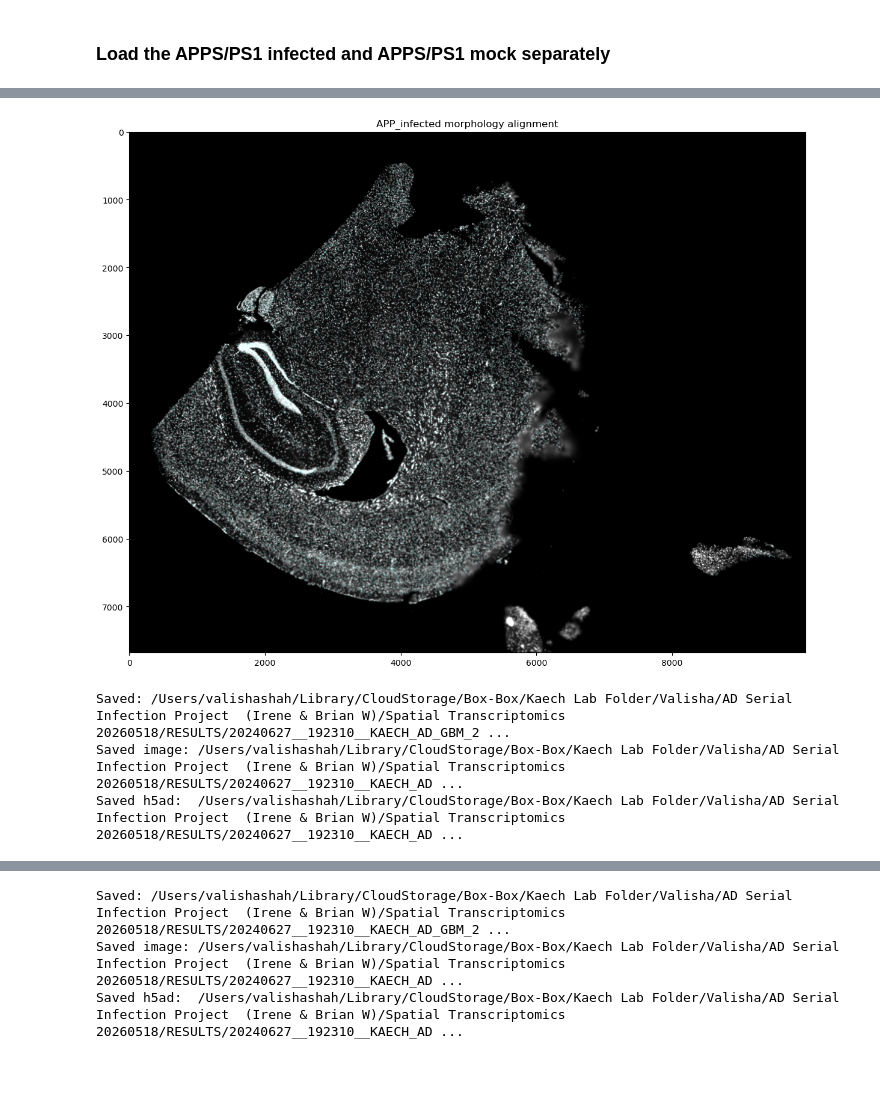
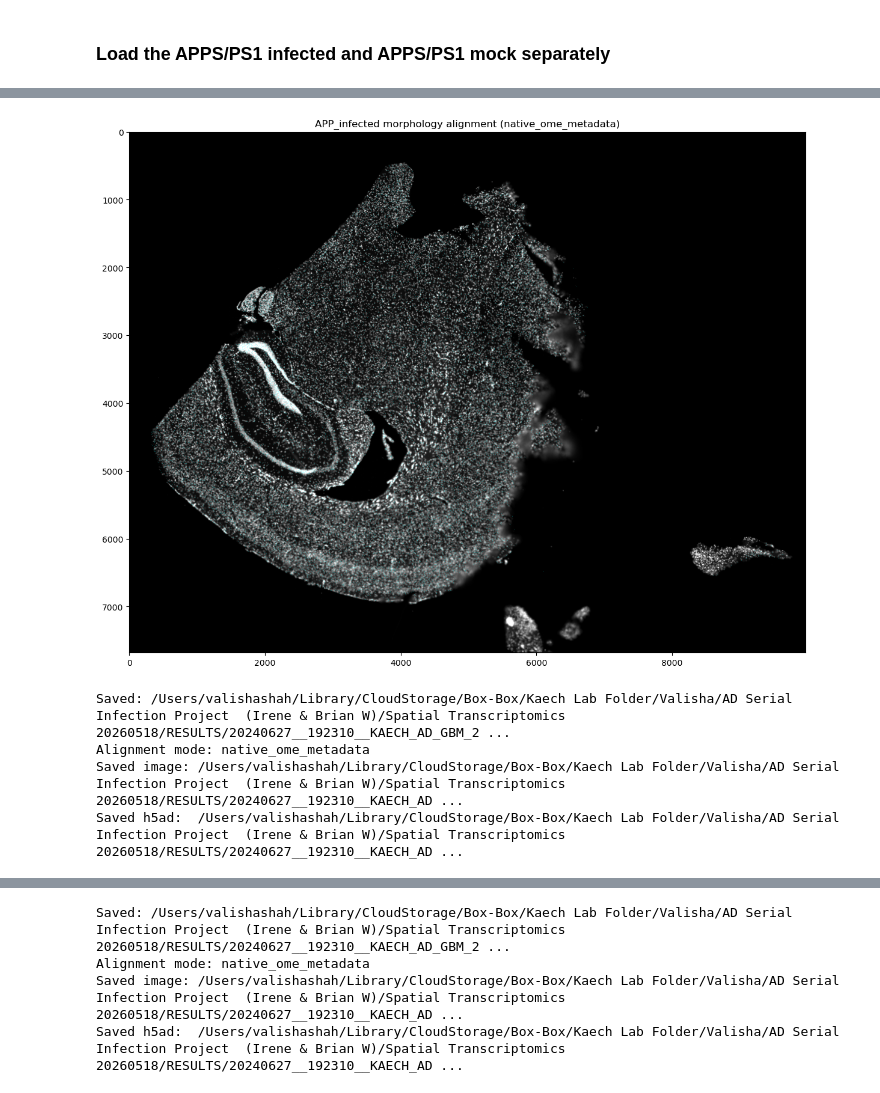
Before and after one commit to Valisha/Spatial_with_plaques_alignment_Tcells, a Jupyter notebook: 06_plaques_alignment_final_07082026.ipynb, the cells around one changed output, grey strips where cells are left out. Cells and saved outputs as stored; diff of their text form; code cells hidden in the pictures.

Commit message:
Publish spatial transcriptomics notebooks

```diff
--- a/06_plaques_alignment_final_07082026.ipynb
+++ b/06_plaques_alignment_final_07082026.ipynb
@@ -65,8 +65,8 @@ def robust_rescale(img, lower=1, upper=99.8):
 z_dir = WORKING_DIRECTORY / "morphology_z_plane_checks"
 z_dir.mkdir(parents=True, exist_ok=True)
 
-with tf.TiffFile(MORPHOLOGY_PATH) as tiff:
-    series = tiff.series[0]
+with tiff.TiffFile(MORPHOLOGY_PATH) as tif:
+    series = tif.series[0]
     levels = getattr(series, "levels", None) or [series]
     level = levels[min(2, len(levels) - 1)]
     arr = level.asarray()
@@ -135,7 +135,9 @@ DISPLAY_LEVEL = 2
 PLAQUE_CHANNEL_INDEX = None
 RUN_PLAQUE_SEGMENTATION = True
 
-PLAQUE_SMOOTH_SIGMA = 1.0
+PLAQUE_THRESHOLD_MODE = "absolute"
+PLAQUE_ABSOLUTE_THRESHOLD = 2975.0
+PLAQUE_SMOOTH_SIGMA = 0.0
 PLAQUE_THRESHOLD_MULTIPLIER = 1.0
 MIN_PLAQUE_AREA_UM2 = 25.0
 MAX_HOLE_AREA_UM2 = 25.0
@@ -203,7 +322,7 @@ BEST_Z = 3  # change to your best z plane
 DISPLAY_LEVEL = 2
 
 def read_ome_level_single_z(path, level_index=2, z_index=0):
-    with tf.TiffFile(path) as tif:
+    with tiff.TiffFile(path) as tif:
         series = tif.series[0]
         levels = getattr(series, "levels", None) or [series]
         level = levels[min(level_index, len(levels) - 1)]
@@ -324,6 +509,32 @@ APP_INF_MORPHOLOGY = Path(
 APP_MOCK_MORPHOLOGY = Path(
     "/Users/valishashah/Library/CloudStorage/Box-Box/Kaech Lab Folder/MAIN LAB FOLDER (Ordering, lab meetings, protocols, IACUC)/Spatial transcriptomics datasets/20240627__192310__KAECH_AD_GBM_240627/output-XETG00224__0023902__APPPS1_mock_437f2__20240627__192344/morphology.ome.tif"
 )
+
+APP_INF_ALIGNMENT_FILES_DIR = Path(
+    "/Users/valishashah/Library/CloudStorage/Box-Box/Kaech Lab Folder/MAIN LAB FOLDER (Ordering, lab meetings, protocols, IACUC)/Spatial transcriptomics datasets/Post Xenium IF/APPPS1_infectedIF_alignment_files"
+)
+APP_INF_ALIGNMENT_MATRIX = APP_INF_ALIGNMENT_FILES_DIR / "matrix.csv"
+APP_INF_ALIGNMENT_KEYPOINTS = APP_INF_ALIGNMENT_FILES_DIR / "keypoints.csv"
+
+APP_MOCK_ALIGNMENT_FILES_DIR = Path(
+    "/Users/valishashah/Library/CloudStorage/Box-Box/Kaech Lab Folder/MAIN LAB FOLDER (Ordering, lab meetings, protocols, IACUC)/Spatial transcriptomics datasets/Post Xenium IF/Morphology_alignment_files_APP_Mock"
+)
+APP_MOCK_ALIGNMENT_MATRIX = APP_MOCK_ALIGNMENT_FILES_DIR / "matrix.csv"
+APP_MOCK_ALIGNMENT_KEYPOINTS = APP_MOCK_ALIGNMENT_FILES_DIR / "keypoints.csv"
+
+
+# Xenium Explorer matrix.csv maps imported IF image pixels -> Xenium fixed-image pixels.
+# Use this only when morphology_path is the imported IF image that was aligned in Xenium Explorer.
+# Keep this False while APP_INF_MORPHOLOGY points to the native Xenium morphology.ome.tif.
+USE_XENIUM_EXPLORER_ALIGNMENT_FOR_APP_INF = False
+USE_XENIUM_EXPLORER_ALIGNMENT_FOR_APP_MOCK = False
+XENIUM_FIXED_PIXEL_SIZE_UM = 0.2125
+
+print("APP infected alignment matrix:", APP_INF_ALIGNMENT_MATRIX, APP_INF_ALIGNMENT_MATRIX.exists())
+print("APP infected keypoints:", APP_INF_ALIGNMENT_KEYPOINTS, APP_INF_ALIGNMENT_KEYPOINTS.exists())
+print("APP mock alignment matrix:", APP_MOCK_ALIGNMENT_MATRIX, APP_MOCK_ALIGNMENT_MATRIX.exists())
+print("APP mock keypoints:", APP_MOCK_ALIGNMENT_KEYPOINTS, APP_MOCK_ALIGNMENT_KEYPOINTS.exists())
+
 
 adata_inf = adata[adata.obs["batch"].astype(str) == "AD_inf"].copy()
 adata_mock = adata[adata.obs["batch"].astype(str) == "AD_mock"].copy()
@@ -426,17 +671,22 @@ def overlay_and_save_one_sample(
 # %%
 adata_inf_aligned = overlay_and_save_one_sample(
     adata_inf,
     sample_name="APP_infected",
     morphology_path=APP_INF_MORPHOLOGY,
+    alignment_matrix_path=APP_INF_ALIGNMENT_MATRIX if USE_XENIUM_EXPLORER_ALIGNMENT_FOR_APP_INF else None,
+    keypoints_path=APP_INF_ALIGNMENT_KEYPOINTS if USE_XENIUM_EXPLORER_ALIGNMENT_FOR_APP_INF else None,
 )
 
 adata_mock_aligned = overlay_and_save_one_sample(
     adata_mock,
     sample_name="APP_mock",
     morphology_path=APP_MOCK_MORPHOLOGY,
+    alignment_matrix_path=APP_MOCK_ALIGNMENT_MATRIX if USE_XENIUM_EXPLORER_ALIGNMENT_FOR_APP_MOCK else None,
+    keypoints_path=APP_MOCK_ALIGNMENT_KEYPOINTS if USE_XENIUM_EXPLORER_ALIGNMENT_FOR_APP_MOCK else None,
 )
 # %% [output]
-[figure, old version]
+[figure, new version]
 Saved: /Users/valishashah/Library/CloudStorage/Box-Box/Kaech Lab Folder/Valisha/AD Serial Infection Project  (Irene & Brian W)/Spatial Transcriptomics 20260518/RESULTS/20240627__192310__KAECH_AD_GBM_2 ...
+Alignment mode: native_ome_metadata
 Saved image: /Users/valishashah/Library/CloudStorage/Box-Box/Kaech Lab Folder/Valisha/AD Serial Infection Project  (Irene & Brian W)/Spatial Transcriptomics 20260518/RESULTS/20240627__192310__KAECH_AD ...
 Saved h5ad:  /Users/valishashah/Library/CloudStorage/Box-Box/Kaech Lab Folder/Valisha/AD Serial Infection Project  (Irene & Brian W)/Spatial Transcriptomics 20260518/RESULTS/20240627__192310__KAECH_AD ...
@@ -444,3 +694,4 @@ Saved h5ad:  /Users/valishashah/Library/CloudStorage/Box-Box/Kaech Lab Folder/Va
 Saved: /Users/valishashah/Library/CloudStorage/Box-Box/Kaech Lab Folder/Valisha/AD Serial Infection Project  (Irene & Brian W)/Spatial Transcriptomics 20260518/RESULTS/20240627__192310__KAECH_AD_GBM_2 ...
+Alignment mode: native_ome_metadata
 Saved image: /Users/valishashah/Library/CloudStorage/Box-Box/Kaech Lab Folder/Valisha/AD Serial Infection Project  (Irene & Brian W)/Spatial Transcriptomics 20260518/RESULTS/20240627__192310__KAECH_AD ...
 Saved h5ad:  /Users/valishashah/Library/CloudStorage/Box-Box/Kaech Lab Folder/Valisha/AD Serial Infection Project  (Irene & Brian W)/Spatial Transcriptomics 20260518/RESULTS/20240627__192310__KAECH_AD ...
```
Also changed, not shown: parts of 7 cells of this notebook, 10 other files.
